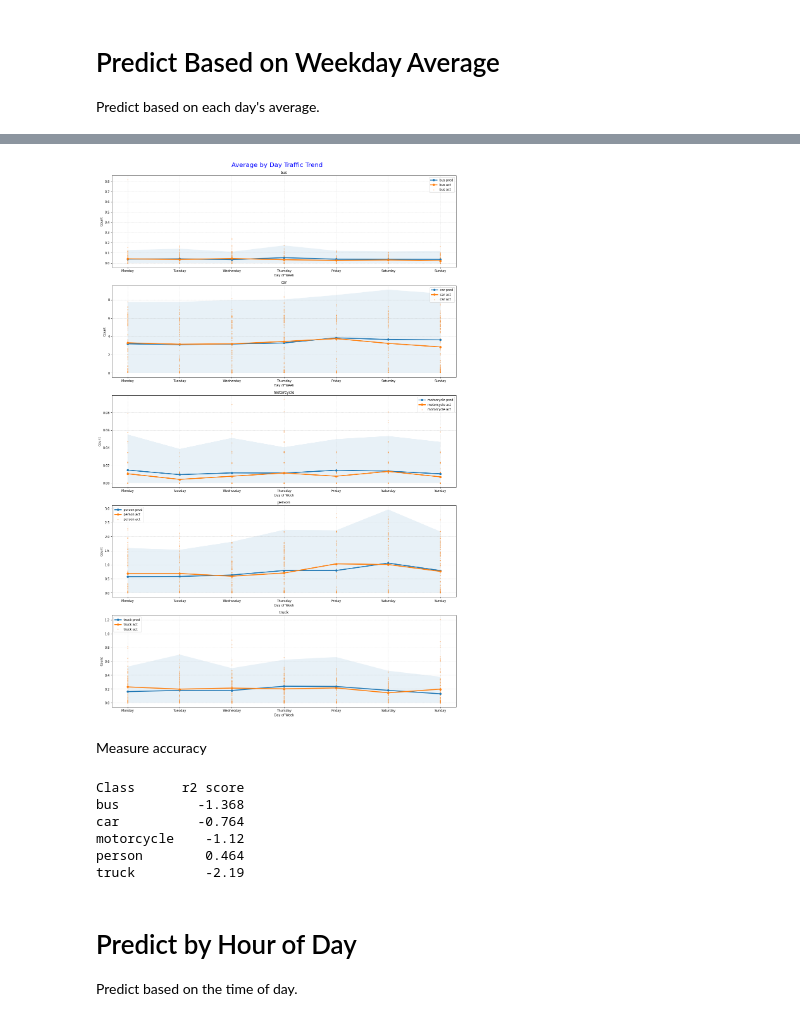
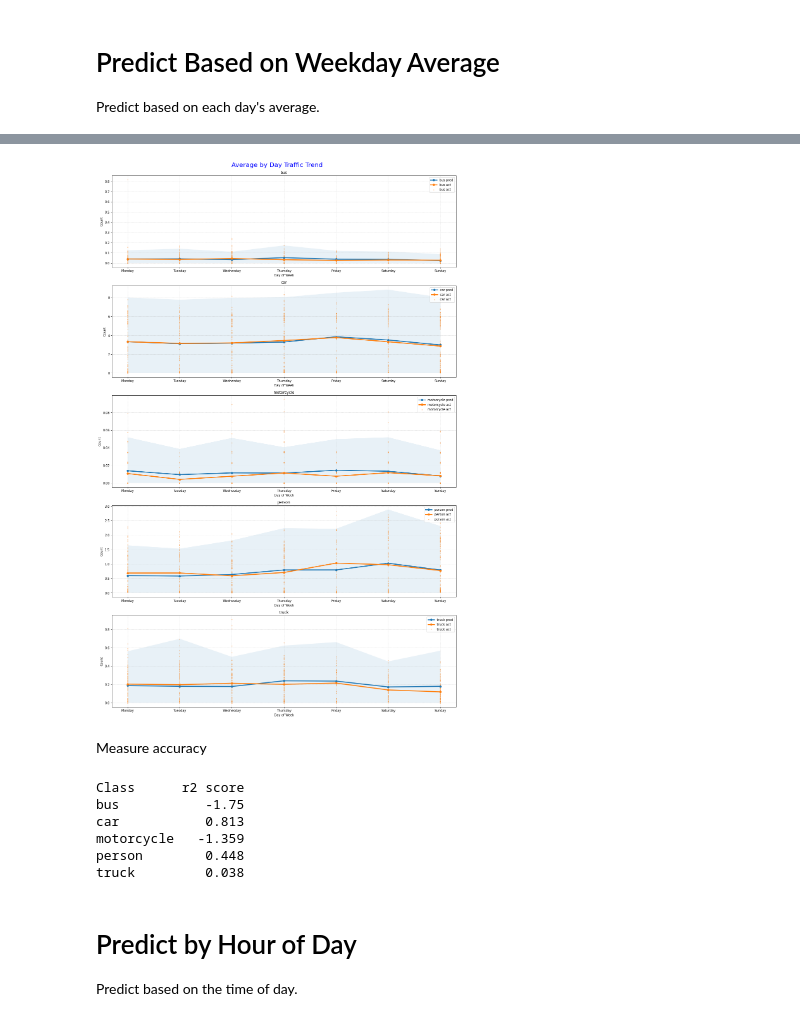
Before and after one commit to mcdomx/monitor, a Jupyter notebook: notebooks/monitor_forecasting.ipynb, the cells around one changed output, grey strips where cells are left out. Drawn from its saved outputs; the diff is of its cells as text; code cells hidden in the pictures.

```diff
--- a/notebooks/monitor_forecasting.ipynb
+++ b/notebooks/monitor_forecasting.ipynb
@@ -218,0 +388,7 @@ Make sure there is a reasonably contiguous range of observations
+# %%
+model_config = ModelDataConfig(monitor_name='MyMonitor',
+                                 interval=15,
+                                 hours_in_training=24,
+                                 hours_in_prediction=24*7,
+                                 source_data_from_date="2020-09-27",
+                                 categories=['truck', 'bus', 'car', 'motorcycle', 'person'])
@@ -219,8 +398,8 @@ Make sure there is a reasonably contiguous range of observations
 # %%
-fig, subplot = plt.subplots(nrows=len(categories), ncols=1, figsize=(16,25))
+fig, subplot = plt.subplots(nrows=len(model_config.categories), ncols=1, figsize=(16,25))
 fig.suptitle("Observations Trend\n", fontsize=20, c='b')
 
-plot_df = raw_df[raw_df.time_stamp >= datetime.datetime(2020,9,27)]
+plot_df = model_config.full_df
 
 for i, c in enumerate(plot_df.class_name.unique()):
     _p = plot_df[plot_df.class_name == c]
@@ -238,6 +417,6 @@ plt.show()
 # %%
 print(f"{'Object':15}  {'Count':>10}")
-for c in raw_df.class_name.unique():
-    print(f"{c:15}  {(raw_df[raw_df.class_name == c]['rate'] != 0).sum():>10}")
+for c in model_config.full_df.class_name.unique():
+    print(f"{c:15}  {(model_config.full_df[model_config.full_df.class_name == c]['rate'] != 0).sum():>10}")
 # %% [output]
 Object                Count
@@ -272,39 +431,39 @@ test_df.head()
 # %%
-weekdayavg_train_df = train_df[['weekday', 'class_name', 'rate']].groupby(['weekday', 'class_name']).agg([np.mean, np.std])
-weekdayavg_test_df = test_df[['weekday', 'class_name', 'rate']].groupby(['weekday', 'class_name']).agg([np.mean, np.std])
+weekdayavg_train_df = model_config.train_df[['weekday', 'class_name', 'rate']].groupby(['weekday', 'class_name']).agg([np.mean, np.std])
+weekdayavg_test_df = model_config.test_df[['weekday', 'class_name', 'rate']].groupby(['weekday', 'class_name']).agg([np.mean, np.std])
 # %%
-fig, subplot = plt.subplots(nrows=len(categories), ncols=1, figsize=(16,25))
+fig, subplot = plt.subplots(nrows=len(model_config.categories), ncols=1, figsize=(16,25))
 fig.suptitle("Average by Day Traffic Trend\n", fontsize=20, c='b')
 
 _train_df = weekdayavg_train_df
 _test_df = weekdayavg_test_df
 
 for i, c in enumerate(_train_df.index.get_level_values(1).unique()):
     _pr_df = _train_df[_train_df.index.isin([c], level=1)]
     _te_df = _test_df[_test_df.index.isin([c], level=1)]
 
     y_val_pred = _pr_df[('rate', 'mean')].values
     y_err_pred = _pr_df[('rate', 'std')].values * 1.97
     subplot[i].plot(_pr_df.index.get_level_values(0), y_val_pred, label=f"{c} pred", marker='o', lw=3)
     subplot[i].fill_between(_pr_df.index.get_level_values(0), np.clip(y_val_pred - y_err_pred,a_min=0, a_max=None), y_val_pred + y_err_pred, alpha=0.1)
 
-    subplot[i].scatter(test_df[test_df.class_name == c].weekday, test_df[test_df.class_name == c].rate, alpha=.4, label=f"{c} act", s=3)
+    subplot[i].scatter(model_config.test_df[model_config.test_df.class_name == c].weekday, model_config.test_df[model_config.test_df.class_name == c].rate, alpha=.4, label=f"{c} act", s=3)
     y_val_te = _te_df[('rate', 'mean')].values
     subplot[i].plot(_te_df.index.get_level_values(0), y_val_te, label=f"{c} act", marker='o', lw=3)
 
     subplot[i].set_title(c)
     subplot[i].set_ylabel("Count")
     subplot[i].set_xlabel("Day of Week")
     tick_locations = range(0,7)
     subplot[i].set_xticks(tick_locations)
     subplot[i].set_xticklabels(['Monday', 'Tuesday', 'Wednesday', 'Thursday', 'Friday', 'Saturday', 'Sunday'])
     subplot[i].grid(linestyle='--', alpha=.5, linewidth=.7)
     subplot[i].legend()
 
 plt.tight_layout()
 plt.show()
 # %% [output]
-[figure, old version]
+[figure, new version]
 # %% [markdown]
 Measure accuracy
 # %%
@@ -315,11 +474,11 @@ for i, c in enumerate(weekdayavg_test_df.index.get_level_values(1).unique()):
     print(f"{c:10} {round(r2_score(y_true=true, y_pred=pred), 3):>8}")
 # %% [output]
 Class      r2 score
-bus          -1.368
-car          -0.764
-motorcycle    -1.12
-person        0.464
-truck         -2.19
+bus           -1.75
+car           0.813
+motorcycle   -1.359
+person        0.448
+truck         0.038
 # %% [markdown]
 <h1>Predict by Hour of Day</h1>
 Predict based on the time of day.
```
Also changed, not shown: parts of 62 cells of this notebook, 4 other files.
